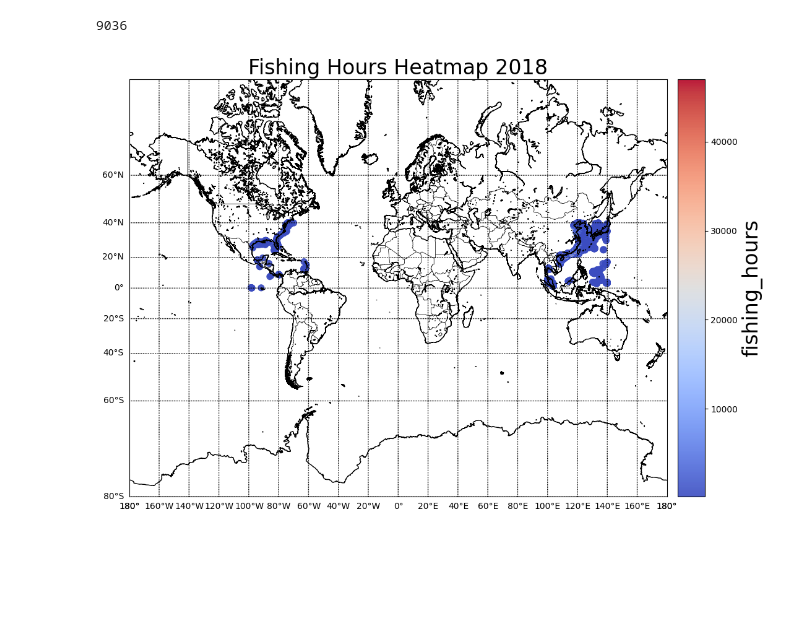
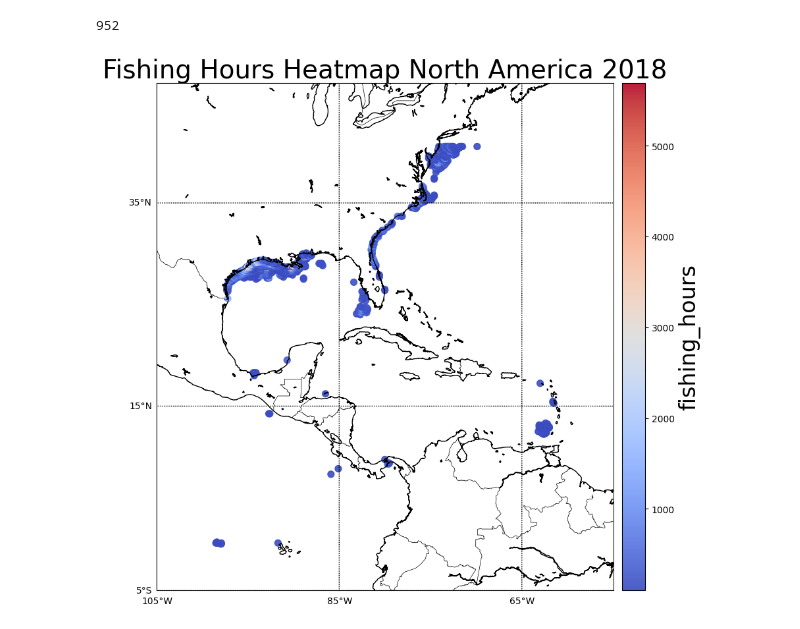
Before and after one commit to uclqm2/QM2_marine, a Jupyter notebook: preprocess/fishing_activity_vis_region.ipynb, the cells around one changed output. Saved outputs shown, nothing was run; the diff lists cells and outputs as text; code cells hidden in the pictures; blank space fills up the shorter version.

```diff
--- a/preprocess/fishing_activity_vis_region.ipynb
+++ b/preprocess/fishing_activity_vis_region.ipynb
@@ -12,55 +10,63 @@ data_list = os.listdir(path_data)
 # %%
 fishing_data_path = os.path.join(path_data,'fishing_activity')
 year = 2018
+region = 'North America'
+if region == 'Asia':
+    lat_min_data, lat_max_data = 0, 40
+    lon_min_data, lon_max_data = 100, 140
+elif region == 'North America':
+    lat_min_data, lat_max_data = 0, 40
+    lon_min_data, lon_max_data = -100, -60
+lat_min, lat_max = lat_min_data-5, lat_max_data+5
+lon_min, lon_max = lon_min_data-5, lon_max_data+5
+high_fishing_hours = 100
 filename = 'fishing_activity_'+ str(year) +'.csv'
 fishing_data = pd.read_csv(os.path.join(fishing_data_path,filename),encoding='ISO-8859-1')
-fishing_data = fishing_data[fishing_data['fishing_hours'] > 100]
+fishing_data = fishing_data[(fishing_data['cell_ll_lat'] > lat_min_data) & (fishing_data['cell_ll_lat'] < lat_max_data) & (fishing_data['cell_ll_lon'] > lon_min_data) & (fishing_data['cell_ll_lon'] < lon_max_data)]
+fishing_data = fishing_data[fishing_data['fishing_hours'] > high_fishing_hours]
 # encoding='ISO-8859-1' for read_csv
 print(len(fishing_data))
 # %% [output]
-9036
+952
 # %%
 
 fontsize = 24
 fontsize_title = 28
 # Create a figure and axis with a size that you find appropriate
 fig, ax = plt.subplots(figsize=(12, 10))
-
-lat_min, lat_max = -80, 80
-lon_min, lon_max = -180, 180
 
 # Create a Basemap instance with a specific map projection, bounding lat/lon, and resolution
 m = Basemap(projection='merc', llcrnrlat=lat_min, urcrnrlat=lat_max,
             llcrnrlon=lon_min, urcrnrlon=lon_max, resolution='i', ax=ax)
 
 # Draw coastlines and countries for reference
 m.drawcoastlines()
 m.drawcountries()
 
 # Convert your latitude and longitude to the map projection coordinates
 x, y = m(fishing_data['cell_ll_lon'].values, fishing_data['cell_ll_lat'].values)
 # x, y = m(fishing_data['lon_bin'].values, fishing_data['lat_bin'].values)
 
 # Plot the heatmap using scatter, with the color intensity based on Percent_Bleaching
 scatter = m.scatter(x, y, c=fishing_data['fishing_hours'], cmap='coolwarm', alpha=0.9, s=50)
 
 # Create a colorbar and set its label
 cb = m.colorbar(scatter, "right", size="5%", pad="2%")
 cb.set_label('fishing_hours', fontsize=fontsize)
 
 parallels = np.arange(lat_min, lat_max, 20.) # lines of latitude
 meridians = np.arange(lon_min, lon_max, 20.) # lines of longitude
 m.drawparallels(parallels, labels=[True,False,False,False])
 m.drawmeridians(meridians, labels=[False,False,False,True])
 
 # Show the plot
-plt.title('Fishing Hours Heatmap' + ' ' + str(year), fontsize=fontsize)
+plt.title('Fishing Hours Heatmap' + ' ' + region + ' ' + str(year), fontsize=fontsize_title)
 # save to ./figures/
 save_fig_folder = os.path.join(os.getcwd(),os.pardir,'figures')
 if not os.path.exists(save_fig_folder):
     os.makedirs(save_fig_folder)
-save_fig_path = os.path.join(save_fig_folder,'fishing_hours_' + str(year) + '.png')
+save_fig_path = os.path.join(save_fig_folder,'fishing_hours_' + str(year) + '_' + region + '.png')
 plt.savefig(save_fig_path)
 plt.show()
 # %% [output]
-[figure, old version]
+[figure, new version]
```
Also changed, not shown: parts of 1 cell of this notebook, 35 other files.
